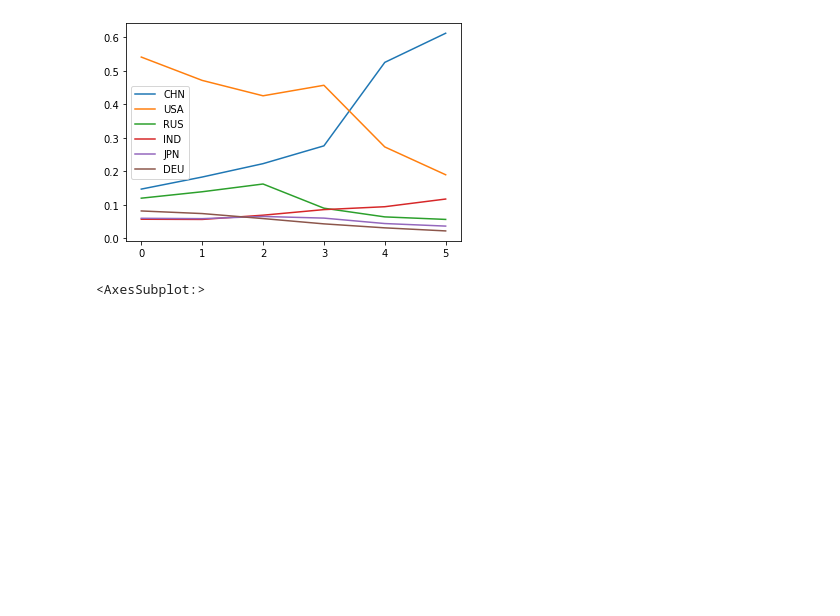
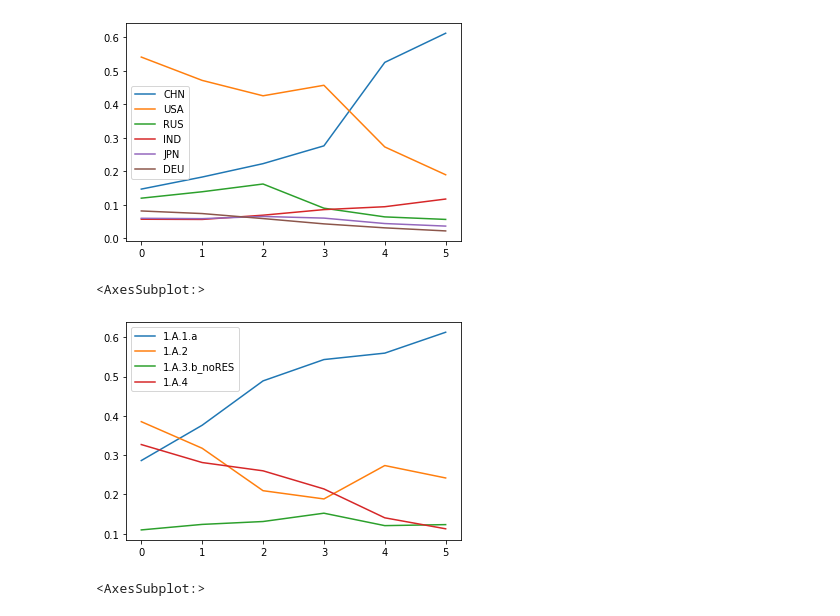
Before and after one commit to Salvadana/NetworkAnalysisProject, a Jupyter notebook: Networks/Networks.ipynb, the cells around one changed output. Cells and saved outputs as stored; diff of their text form; code cells hidden in the pictures; blank space fills up the shorter version.

```diff
--- a/Networks/Networks.ipynb
+++ b/Networks/Networks.ipynb
@@ -353,6 +442,11 @@ degree_evol_df[['CHN', 'USA', 'RUS','IND', 'JPN', 'DEU']].plot()
 # %% [output]
 <AxesSubplot:>
 [figure]
+# %%
+degree_evol_df[['1.A.1.a','1.A.2','1.A.3.b_noRES', '1.A.4']].plot()
+# %% [output]
+<AxesSubplot:>
+[figure, added]
 # %%
 from lapl import laplacian_centrality
 from networkx import bipartite
```
Also changed, not shown: parts of 5 cells of this notebook, 16 other files.
